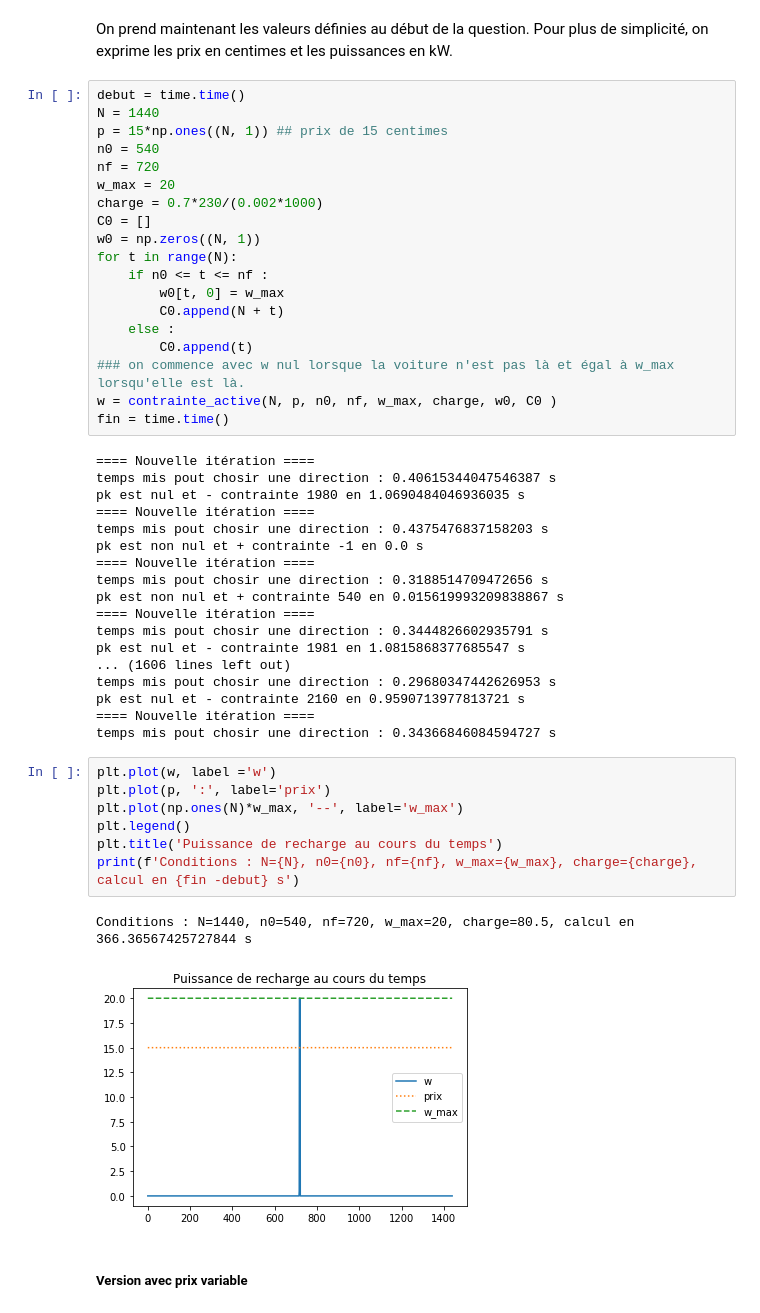
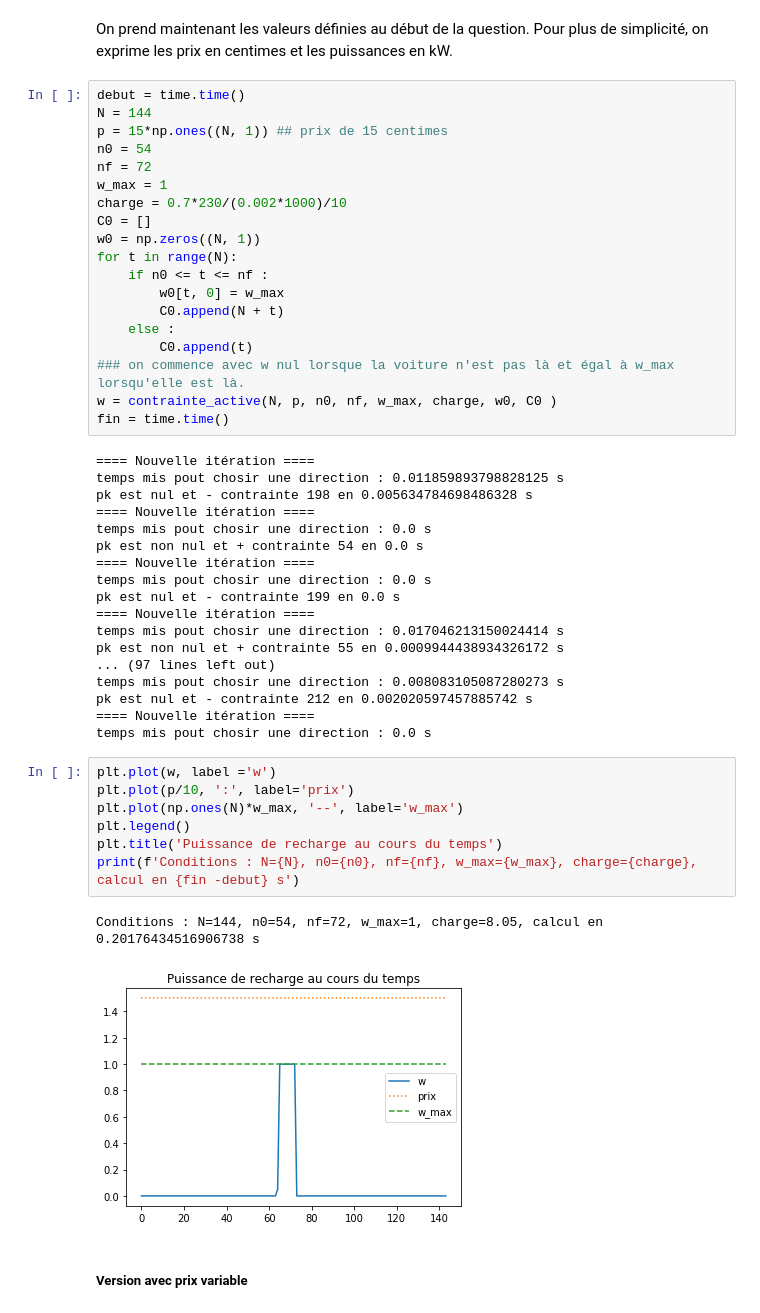
Before and after one commit to corentinloirs/OptimisationPC1, a Jupyter notebook: Optimisation.ipynb, the cells around one changed output. Cells and saved outputs as stored; diff of their text form.

```diff
--- a/Optimisation.ipynb
+++ b/Optimisation.ipynb
@@ -365,12 +365,12 @@ La solution est [[0. 0. 0. 0. 0. 1. 2. 2. 2. 0.]], pour les conditions : N=10, p
 On prend maintenant les valeurs définies au début de la question. Pour plus de simplicité, on exprime les prix en centimes et les puissances en kW.
 # %%
 debut = time.time()
-N = 1440
+N = 144
 p = 15*np.ones((N, 1)) ## prix de 15 centimes
-n0 = 540
-nf = 720
-w_max = 20
-charge = 0.7*230/(0.002*1000)
+n0 = 54
+nf = 72
+w_max = 1
+charge = 0.7*230/(0.002*1000)/10
 C0 = []
 w0 = np.zeros((N, 1))
 for t in range(N):
@@ -384,32 +384,32 @@ w = contrainte_active(N, p, n0, nf, w_max, charge, w0, C0 )
 fin = time.time()
 # %% [output]
 ==== Nouvelle itération ====
-temps mis pout chosir une direction : 0.40615344047546387 s
-pk est nul et - contrainte 1980 en 1.0690484046936035 s
+temps mis pout chosir une direction : 0.011859893798828125 s
+pk est nul et - contrainte 198 en 0.005634784698486328 s
 ==== Nouvelle itération ====
-temps mis pout chosir une direction : 0.4375476837158203 s
-pk est non nul et + contrainte -1 en 0.0 s
+temps mis pout chosir une direction : 0.0 s
+pk est non nul et + contrainte 54 en 0.0 s
 ==== Nouvelle itération ====
-temps mis pout chosir une direction : 0.3188514709472656 s
-pk est non nul et + contrainte 540 en 0.015619993209838867 s
+temps mis pout chosir une direction : 0.0 s
+pk est nul et - contrainte 199 en 0.0 s
 ==== Nouvelle itération ====
-temps mis pout chosir une direction : 0.3444826602935791 s
-pk est nul et - contrainte 1981 en 1.0815868377685547 s
-... (1606 lines left out)
-temps mis pout chosir une direction : 0.29680347442626953 s
-pk est nul et - contrainte 2160 en 0.9590713977813721 s
+temps mis pout chosir une direction : 0.017046213150024414 s
+pk est non nul et + contrainte 55 en 0.0009944438934326172 s
+... (97 lines left out)
+temps mis pout chosir une direction : 0.008083105087280273 s
+pk est nul et - contrainte 212 en 0.002020597457885742 s
 ==== Nouvelle itération ====
-temps mis pout chosir une direction : 0.34366846084594727 s
+temps mis pout chosir une direction : 0.0 s
 # %%
 plt.plot(w, label ='w')
-plt.plot(p, ':', label='prix')
+plt.plot(p/10, ':', label='prix')
 plt.plot(np.ones(N)*w_max, '--', label='w_max')
 plt.legend()
 plt.title('Puissance de recharge au cours du temps')
 print(f'Conditions : N={N}, n0={n0}, nf={nf}, w_max={w_max}, charge={charge}, calcul en {fin -debut} s')
 # %% [output]
-Conditions : N=1440, n0=540, nf=720, w_max=20, charge=80.5, calcul en 366.36567425727844 s
+Conditions : N=144, n0=54, nf=72, w_max=1, charge=8.05, calcul en 0.20176434516906738 s
-[figure, old version]
+[figure, new version]
 # %% [markdown]
 ##### Version avec prix variable
 # %%
```
Also changed, not shown: parts of 16 cells of this notebook.
